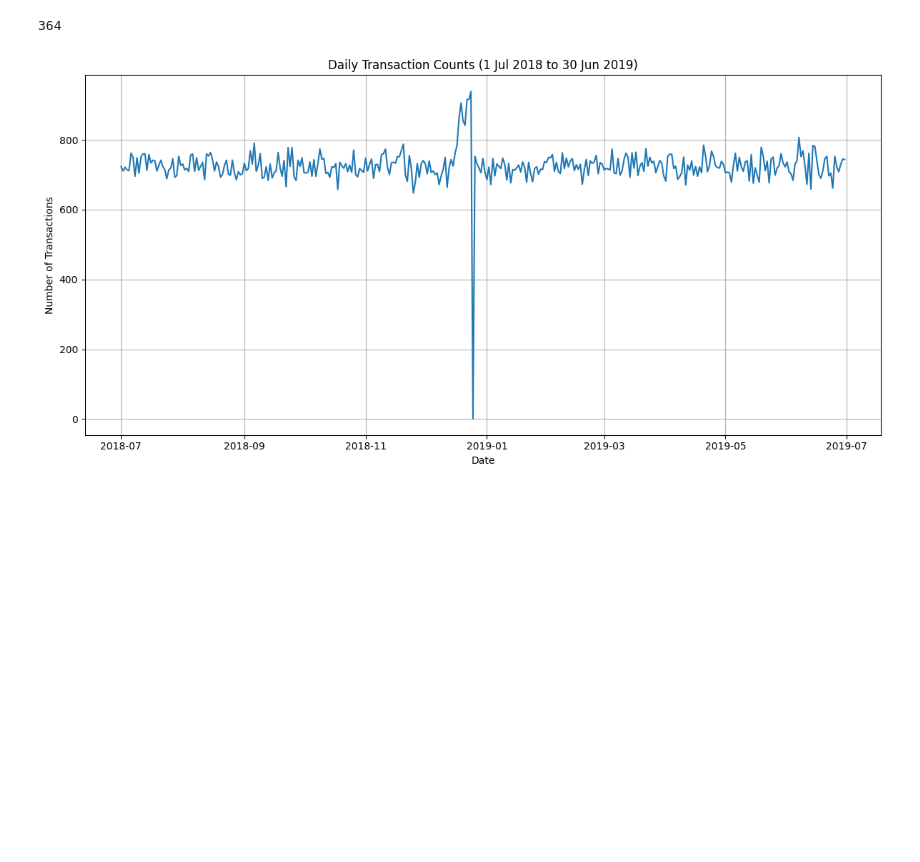
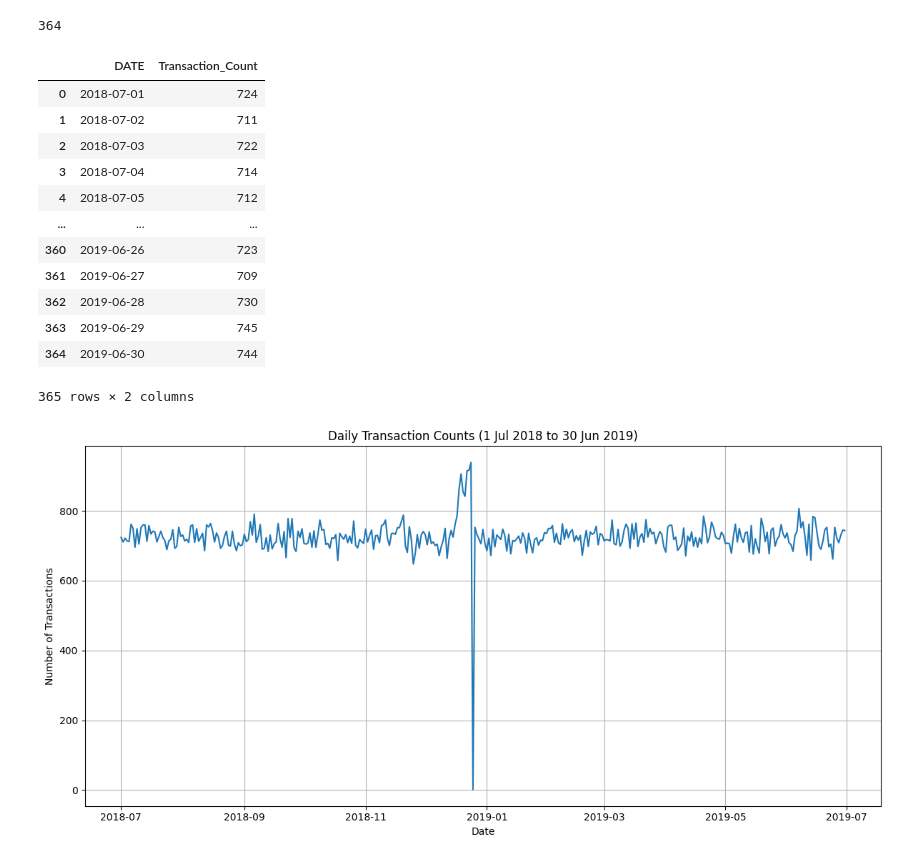
Before and after one commit to hrule/Quantium-Data-Analysis, a Jupyter notebook: Task 1/task1.ipynb, the cells around one changed output. Drawn from its saved outputs; the diff is of its cells as text; code cells hidden in the pictures; blank space fills up the shorter version.

```diff
--- a/Task 1/task1.ipynb
+++ b/Task 1/task1.ipynb
@@ -161,6 +161,22 @@ date_range = pd.date_range(start='2018-07-01', end='2019-06-30')
 all_dates = pd.DataFrame({'DATE': date_range})
 
 transactions_complete = all_dates.merge(td_clean, on='DATE', how='left').fillna(0)
+# %%
+transactions_per_day
+# %% [output]
+|  | DATE | Transaction_Count |
+| 0 | 2018-07-01 | 724 |
+| 1 | 2018-07-02 | 711 |
+| 2 | 2018-07-03 | 722 |
+| 3 | 2018-07-04 | 714 |
+| 4 | 2018-07-05 | 712 |
+| ... | ... | ... |
+| 360 | 2019-06-26 | 723 |
+| 361 | 2019-06-27 | 709 |
+| 362 | 2019-06-28 | 730 |
+| 363 | 2019-06-29 | 745 |
+| 364 | 2019-06-30 | 744 |
+365 rows × 2 columns
 # %%
 # Count the number of transactions per day
 transactions_per_day = transactions_complete.groupby('DATE').size().reset_index(name='Transaction_Count')
```
Also changed, not shown: parts of 11 cells of this notebook, 1 other file.
